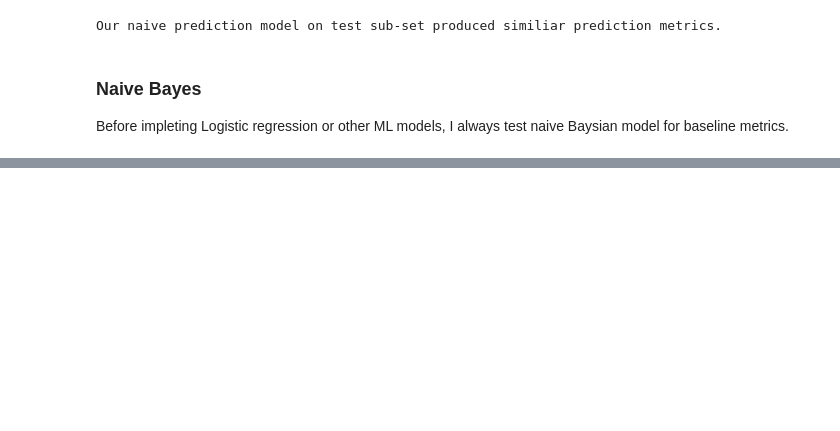
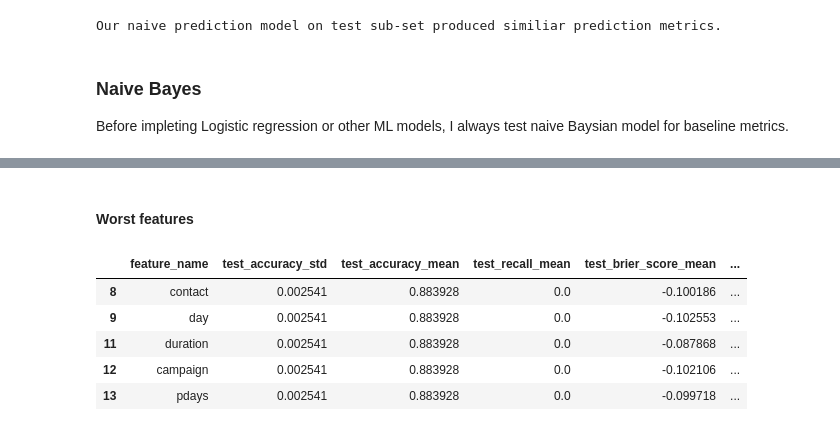
Before and after one commit to TK-Problem/Task-for-Quantitative-Analyst, a Jupyter notebook: results.ipynb, the cells around one changed output, grey strips where cells are left out. Saved outputs shown, nothing was run; the diff lists cells and outputs as text; code cells hidden in the pictures; blank space fills up the shorter version.

```diff
--- a/results.ipynb
+++ b/results.ipynb
@@ -1567,0 +1675,13 @@ Recall:    0.402
+# %% [markdown]
+#### Worst features
+# %%
+# get Top 5 most unpredictable features (highest accuracy standard deviation)
+df_feat_compare.sort_values(by='test_accuracy_std')[['feature_name', 'test_accuracy_std', 'test_accuracy_mean',
+                                                     'test_recall_mean', 'test_brier_score_mean', 'test_F1_mean']].tail()
+# %% [output]
+|  | feature_name | test_accuracy_std | test_accuracy_mean | test_recall_mean | test_brier_score_mean | ... |
+| 8 | contact | 0.002541 | 0.883928 | 0.0 | -0.100186 | ... |
+| 9 | day | 0.002541 | 0.883928 | 0.0 | -0.102553 | ... |
+| 11 | duration | 0.002541 | 0.883928 | 0.0 | -0.087868 | ... |
+| 12 | campaign | 0.002541 | 0.883928 | 0.0 | -0.102106 | ... |
+| 13 | pdays | 0.002541 | 0.883928 | 0.0 | -0.099718 | ... |
```
Also changed, not shown: parts of 44 cells of this notebook.
